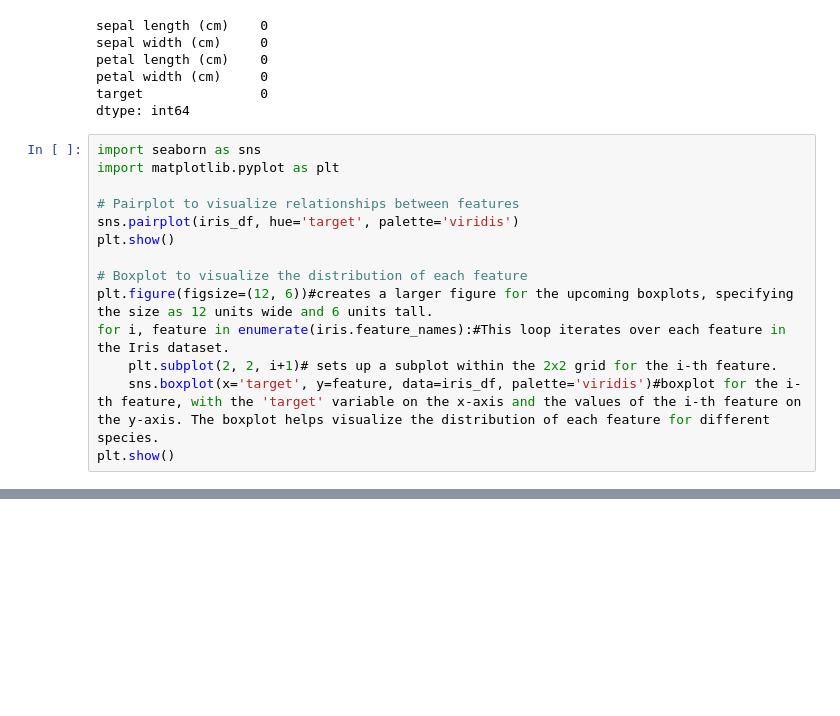
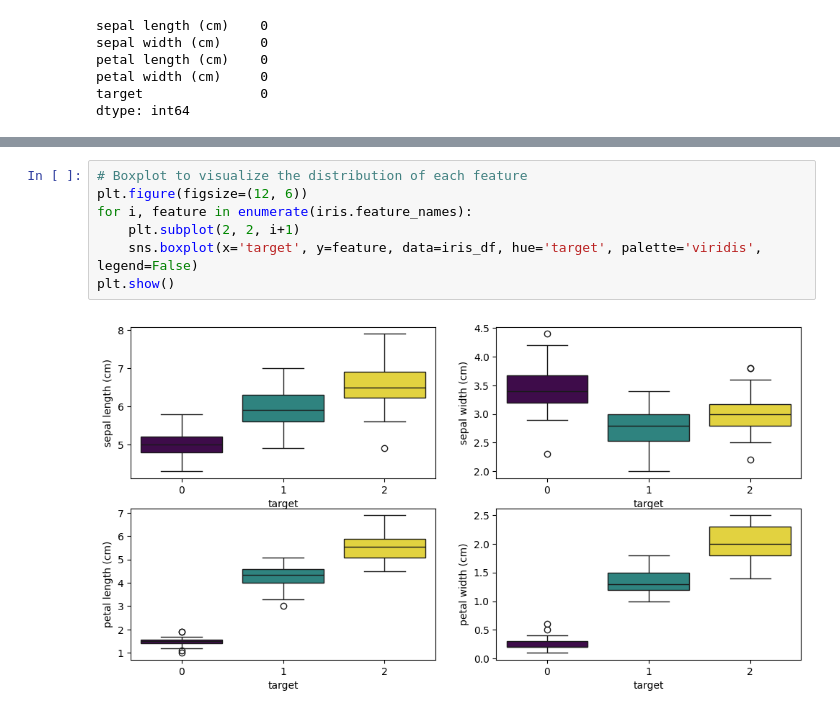
Before and after one commit to Imama-Kainat/CodeAlpha_DATA-EXPLORATION, a Jupyter notebook: DATA_EXPLORATION.ipynb, the cells around one changed output, grey strips where cells are left out. Cells and saved outputs as stored; diff of their text form; blank space fills up the shorter version.

```diff
--- a/DATA_EXPLORATION.ipynb
+++ b/DATA_EXPLORATION.ipynb
@@ -36,17 +36,3 @@ petal length (cm)    0
 petal width (cm)     0
 target               0
 dtype: int64
-# %%
-import seaborn as sns
-import matplotlib.pyplot as plt
-
-# Pairplot to visualize relationships between features
-sns.pairplot(iris_df, hue='target', palette='viridis')
-plt.show()
-
-# Boxplot to visualize the distribution of each feature
-plt.figure(figsize=(12, 6))#creates a larger figure for the upcoming boxplots, specifying the size as 12 units wide and 6 units tall.
-for i, feature in enumerate(iris.feature_names):#This loop iterates over each feature in the Iris dataset.
-    plt.subplot(2, 2, i+1)# sets up a subplot within the 2x2 grid for the i-th feature.
-    sns.boxplot(x='target', y=feature, data=iris_df, palette='viridis')#boxplot for the i-th feature, with the 'target' variable on the x-axis and the values of the i-th feature on the y-axis. The boxplot helps visualize the distribution of each feature for different species.
-plt.show()
@@ -70,0 +48,9 @@ Passing `palette` without assigning `hue` is deprecated and will be removed in v
+# %%
+# Boxplot to visualize the distribution of each feature
+plt.figure(figsize=(12, 6))
+for i, feature in enumerate(iris.feature_names):
+    plt.subplot(2, 2, i+1)
+    sns.boxplot(x='target', y=feature, data=iris_df, hue='target', palette='viridis', legend=False)
+plt.show()
+# %% [output]
+[figure, added]
```
Also changed, not shown: parts of 2 cells of this notebook.
